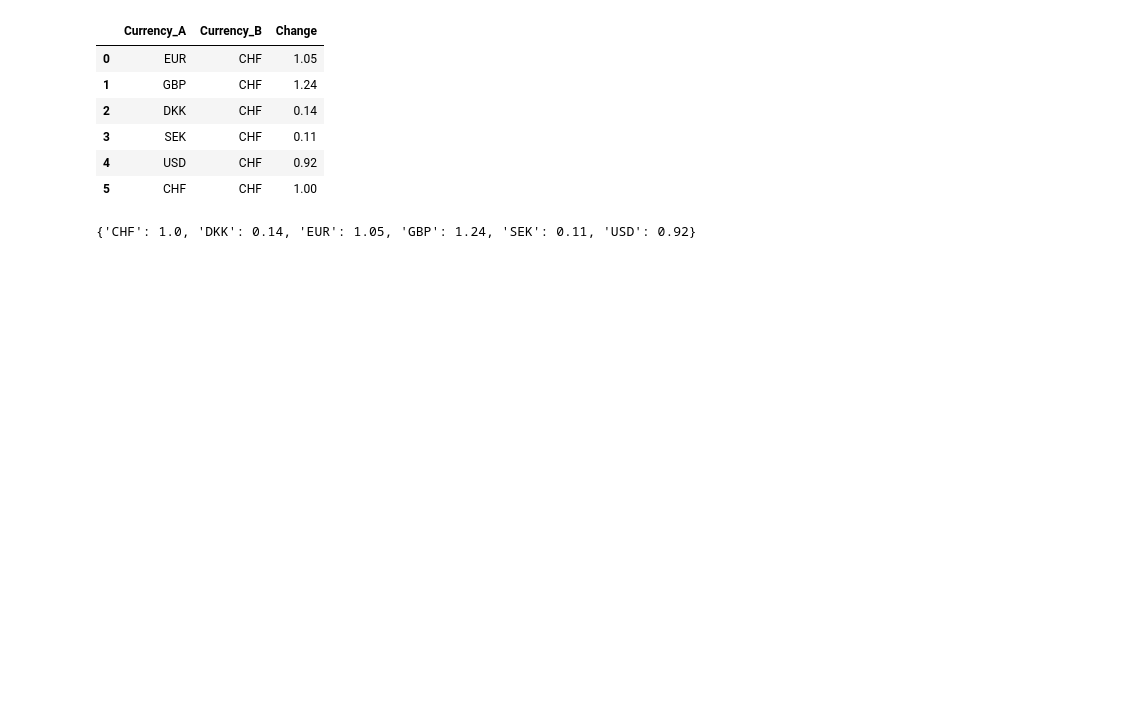
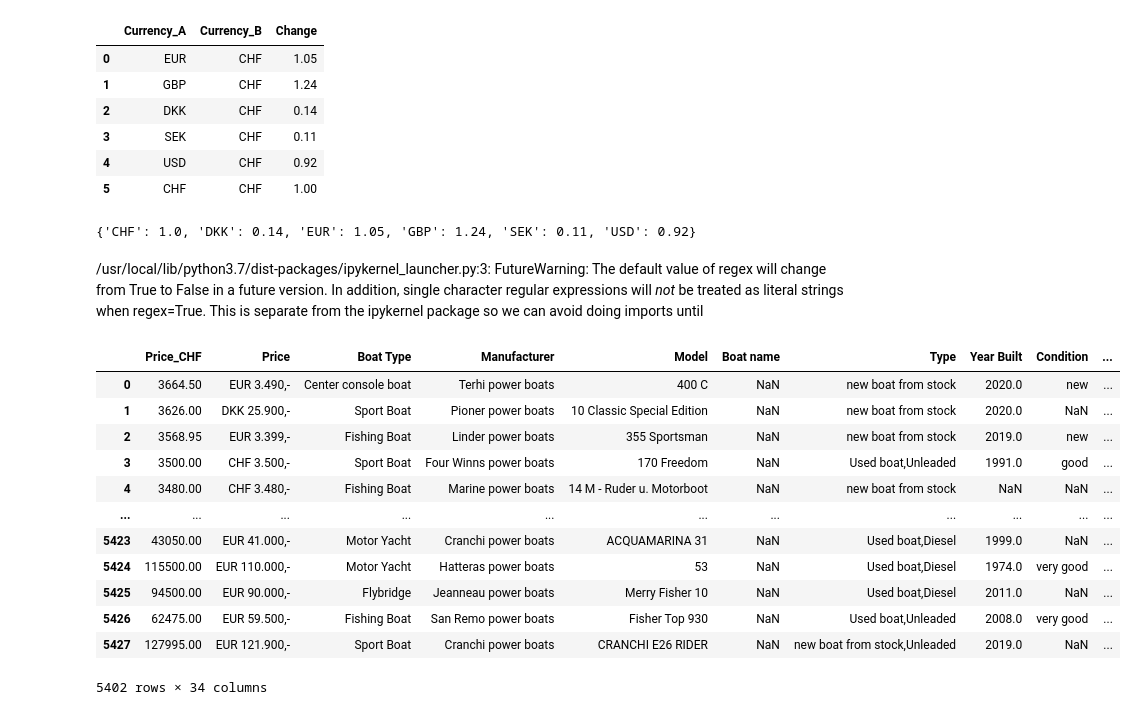
Before and after one commit to SueHolder/OVFAcademy, a Jupyter notebook: Untitled0.ipynb, the cells around one changed output. Drawn from its saved outputs; the diff is of its cells as text; code cells hidden in the pictures; blank space fills up the shorter version.

```diff
--- a/Untitled0.ipynb
+++ b/Untitled0.ipynb
@@ -688,3 +688,34 @@ dict_change = dict(zip(change.iloc[:,0], change.iloc[:,2]))
 dict_change
 # %% [output]
 {'CHF': 1.0, 'DKK': 0.14, 'EUR': 1.05, 'GBP': 1.24, 'SEK': 0.11, 'USD': 0.92}
+# %%
+data_part = train_val['Price'].str.partition(' ')
+data_part[0] = data_part[0].str.replace('£', 'GBP')
+data_part[2] = data_part[2].str.replace('.', '')
+data_part[2] = data_part[2].str.replace(',-', '')
+data_part[2] = data_part[2].astype(float, errors='raise')
+
+# Price conversion
+new_price = data_part.apply(lambda x: dict_change[x[0]] * x[2], axis=1)
+# %% [markdown]
+/usr/local/lib/python3.7/dist-packages/ipykernel_launcher.py:3: FutureWarning: The default value of regex will change from True to False in a future version. In addition, single character regular expressions will *not* be treated as literal strings when regex=True.
+  This is separate from the ipykernel package so we can avoid doing imports until
+# %%
+new_price = pd.DataFrame(new_price, columns=['Price_CHF'])
+train_val = new_price.merge(train_val, left_index=True, right_index=True)
+# %%
+train_val
+# %% [output]
+|  | Price_CHF | Price | Boat Type | Manufacturer | Model | Boat name | Type | Year Built | Condition | ... |
+| 0 | 3664.50 | EUR 3.490,- | Center console boat | Terhi power boats | 400 C | NaN | new boat from stock | 2020.0 | new | ... |
+| 1 | 3626.00 | DKK 25.900,- | Sport Boat | Pioner power boats | 10 Classic Special Edition | NaN | new boat from stock | 2020.0 | NaN | ... |
+| 2 | 3568.95 | EUR 3.399,- | Fishing Boat | Linder power boats | 355 Sportsman | NaN | new boat from stock | 2019.0 | new | ... |
+| 3 | 3500.00 | CHF 3.500,- | Sport Boat | Four Winns power boats | 170 Freedom | NaN | Used boat,Unleaded | 1991.0 | good | ... |
+| 4 | 3480.00 | CHF 3.480,- | Fishing Boat | Marine power boats | 14 M - Ruder u. Motorboot | NaN | new boat from stock | NaN | NaN | ... |
+| ... | ... | ... | ... | ... | ... | ... | ... | ... | ... | ... |
+| 5423 | 43050.00 | EUR 41.000,- | Motor Yacht | Cranchi power boats | ACQUAMARINA 31 | NaN | Used boat,Diesel | 1999.0 | NaN | ... |
+| 5424 | 115500.00 | EUR 110.000,- | Motor Yacht | Hatteras power boats | 53 | NaN | Used boat,Diesel | 1974.0 | very good | ... |
+| 5425 | 94500.00 | EUR 90.000,- | Flybridge | Jeanneau power boats | Merry Fisher 10 | NaN | Used boat,Diesel | 2011.0 | NaN | ... |
+| 5426 | 62475.00 | EUR 59.500,- | Fishing Boat | San Remo power boats | Fisher Top 930 | NaN | Used boat,Unleaded | 2008.0 | very good | ... |
+| 5427 | 127995.00 | EUR 121.900,- | Sport Boat | Cranchi power boats | CRANCHI E26 RIDER | NaN | new boat from stock,Unleaded | 2019.0 | NaN | ... |
+5402 rows × 34 columns
```
Also changed, not shown: parts of 17 cells of this notebook.
